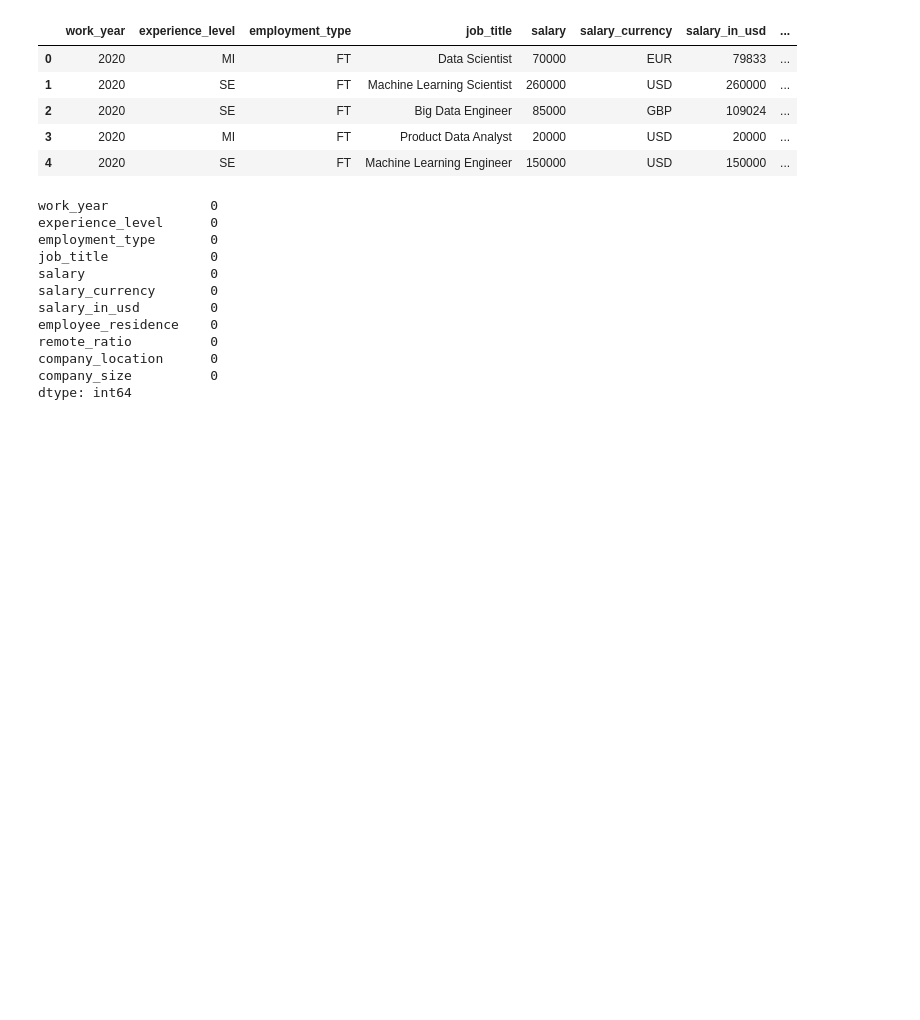
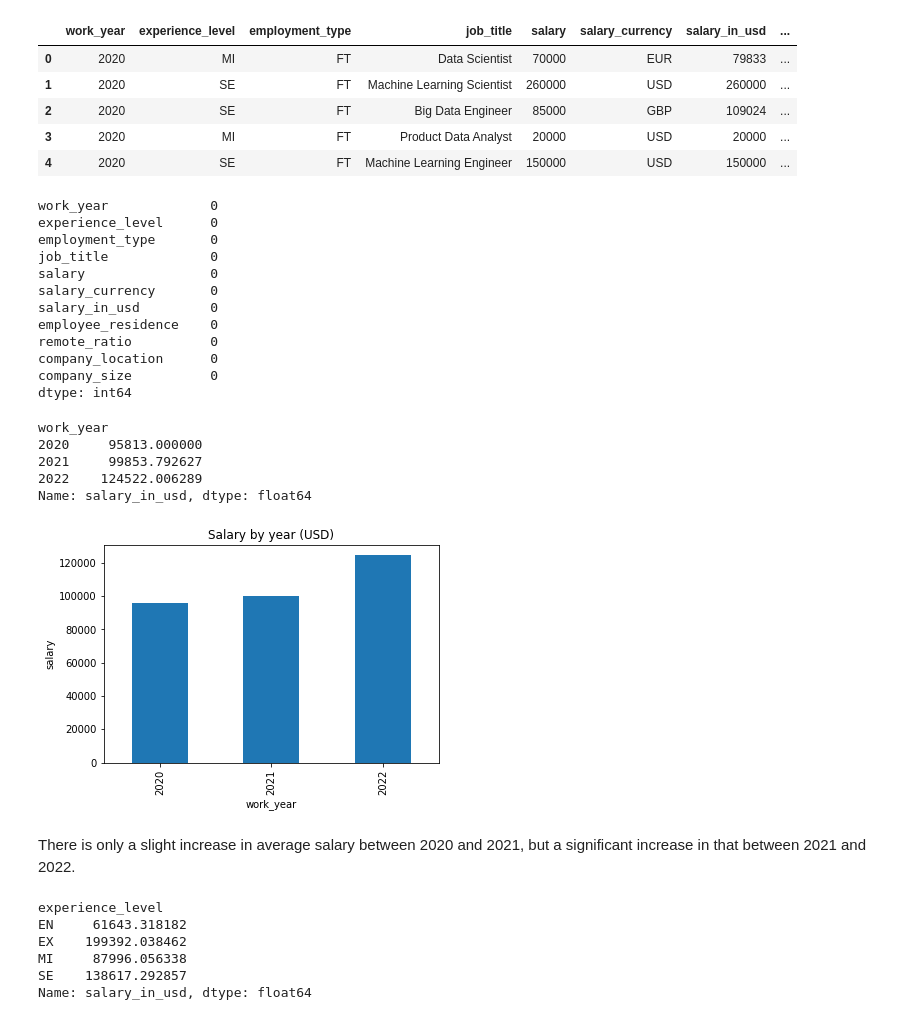
Before and after one commit to EvanKA/tetris-capstone, a Jupyter notebook: capstone_045_evan_kurnia_alim.ipynb, the cells around one changed output. Saved outputs shown, nothing was run; the diff lists cells and outputs as text; code cells hidden in the pictures; blank space fills up the shorter version.

```diff
--- a/capstone_045_evan_kurnia_alim.ipynb
+++ b/capstone_045_evan_kurnia_alim.ipynb
@@ -38,3 +39,33 @@ remote_ratio          0
 company_location      0
 company_size          0
 dtype: int64
+# %%
+# average salary by work year
+year_salary = ds_salary_df_1.groupby('work_year')['salary_in_usd'].mean()
+year_salary
+# %% [output]
+work_year
+2020     95813.000000
+2021     99853.792627
+2022    124522.006289
+Name: salary_in_usd, dtype: float64
+# %%
+year_salary.plot(kind='bar')
+plt.title('Salary by year (USD)')
+plt.ylabel('salary')
+plt.show()
+# %% [output]
+[figure, added]
+# %% [markdown]
+There is only a slight increase in average salary between 2020 and 2021, but a significant increase in that between 2021 and 2022.
+# %%
+# average salary by experience level
+xp_salary = ds_salary_df_1.groupby('experience_level')['salary_in_usd'].mean()
+xp_salary
+# %% [output]
+experience_level
+EN     61643.318182
+EX    199392.038462
+MI     87996.056338
+SE    138617.292857
+Name: salary_in_usd, dtype: float64
```
Also changed, not shown: parts of 6 cells of this notebook.
